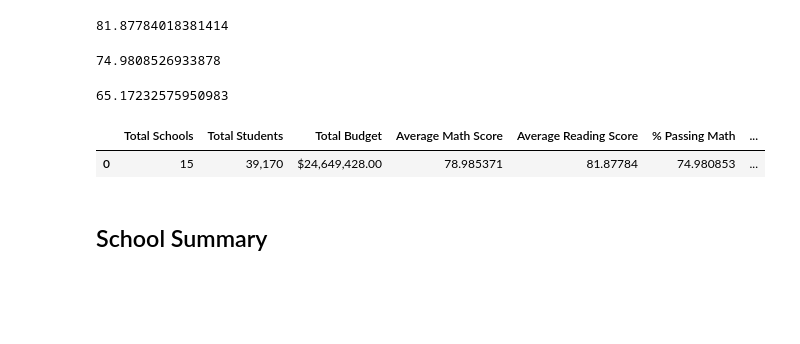
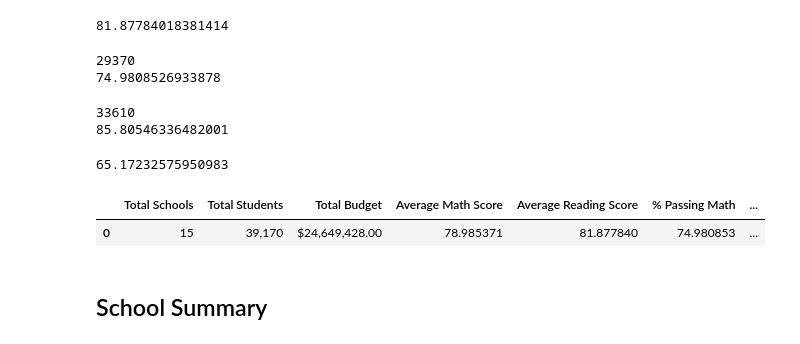
Before and after one commit to ajgarza44/pandas-challenge-garza, a Jupyter notebook: PyCitySchools/PyCitySchools_starter.ipynb, the cells around one changed output. Saved outputs shown, nothing was run; the diff lists cells and outputs as text; code cells hidden in the pictures; blank space fills up the shorter version.

```diff
--- a/PyCitySchools/PyCitySchools_starter.ipynb
+++ b/PyCitySchools/PyCitySchools_starter.ipynb
@@ -55,43 +55,53 @@ average_math_score
 78.98537145774827
 # %%
 # Calculate the average (mean) reading score
-average_reading_score =
-average_reading_score
+avg_reading = student_data['reading_score'].mean()
+print(avg_reading)
 # %% [output]
 81.87784018381414
 # %%
 # Use the following to calculate the percentage of students who passed math (math scores greather than or equal to 70)
-passing_math_count = school_data_complete[(school_data_complete["math_score"] >= 70)].count()["student_name"]
-passing_math_percentage = passing_math_count / float(student_count) * 100
-passing_math_percentage
+math_passing = student_data.loc[student_data['math_score'] >= 70]['math_score'].count()
+print(math_passing)
+percent_passed_math = (math_passing/number_students) * 100
+print(percent_passed_math)
 # %% [output]
+29370
 74.9808526933878
 # %%
 # Calculate the percentage of students who passed reading (hint: look at how the math percentage was calculated)
-passing_reading_count =
-passing_reading_percentage =
+reading_passing = student_data.loc[student_data['reading_score'] >= 70]['reading_score'].count()
+print(reading_passing)
+percent_passed_reading = (reading_passing/number_students) * 100
+print(percent_passed_reading)
+# %% [output]
+33610
+85.80546336482001
 # %%
 # Use the following to calculate the percentage of students that passed math and reading
-passing_math_reading_count = school_data_complete[
-    (school_data_complete["math_score"] >= 70) & (school_data_complete["reading_score"] >= 70)
-].count()["student_name"]
-overall_passing_rate = passing_math_reading_count /  float(student_count) * 100
-overall_passing_rate
+avg_passing_overall = (student_data[(student_data['math_score'] >= 70) & (student_data['reading_score'] >= 70)]
+                       ['student_name'].count()/number_students) * 100
+print(avg_passing_overall)
 # %% [output]
 65.17232575950983
-# %%
-# Create a high-level snapshot of the district's key metrics in a DataFrame
-district_summary =
-
-# Formatting
-district_summary["Total Students"] = district_summary["Total Students"].map("{:,}".format)
-district_summary["Total Budget"] = district_summary["Total Budget"].map("${:,.2f}".format)
-
-# Display the DataFrame
-district_summary
-# %% [output]
-|  | Total Schools | Total Students | Total Budget | Average Math Score | Average Reading Score | % Passing Math | ... |
-| 0 | 15 | 39,170 | $24,649,428.00 | 78.985371 | 81.87784 | 74.980853 | ... |
+# %%
+# Create a high-level snapshot of the district's key metrics in a DataFrame
+# Formatting
+# Display the DataFrame
+district_summary = pd.DataFrame({
+    "Total Schools": [school_name],
+    "Total Students": [number_students],
+    "Total Budget": [total_budget],
+    "Average Math Score": [avg_math],
+    "Average Reading Score": [avg_reading],
+    "% Passing Math": [percent_passed_math],
+    "% Passing Reading": [percent_passed_reading],
+    "% Overall Passing": [avg_passing_overall]})
+district_summary
+district_summary.style.format({"Total Students": "{:,}", "Total Budget": "${:,.2f}"})
+# %% [output]
+|  | Total Schools | Total Students | Total Budget | Average Math Score | Average Reading Score | % Passing Math | ... |
+| 0 | 15 | 39,170 | $24,649,428.00 | 78.985371 | 81.877840 | 74.980853 | ... |
 # %% [markdown]
 ## School Summary
 # %%
```
Also changed, not shown: parts of 9 cells of this notebook.
